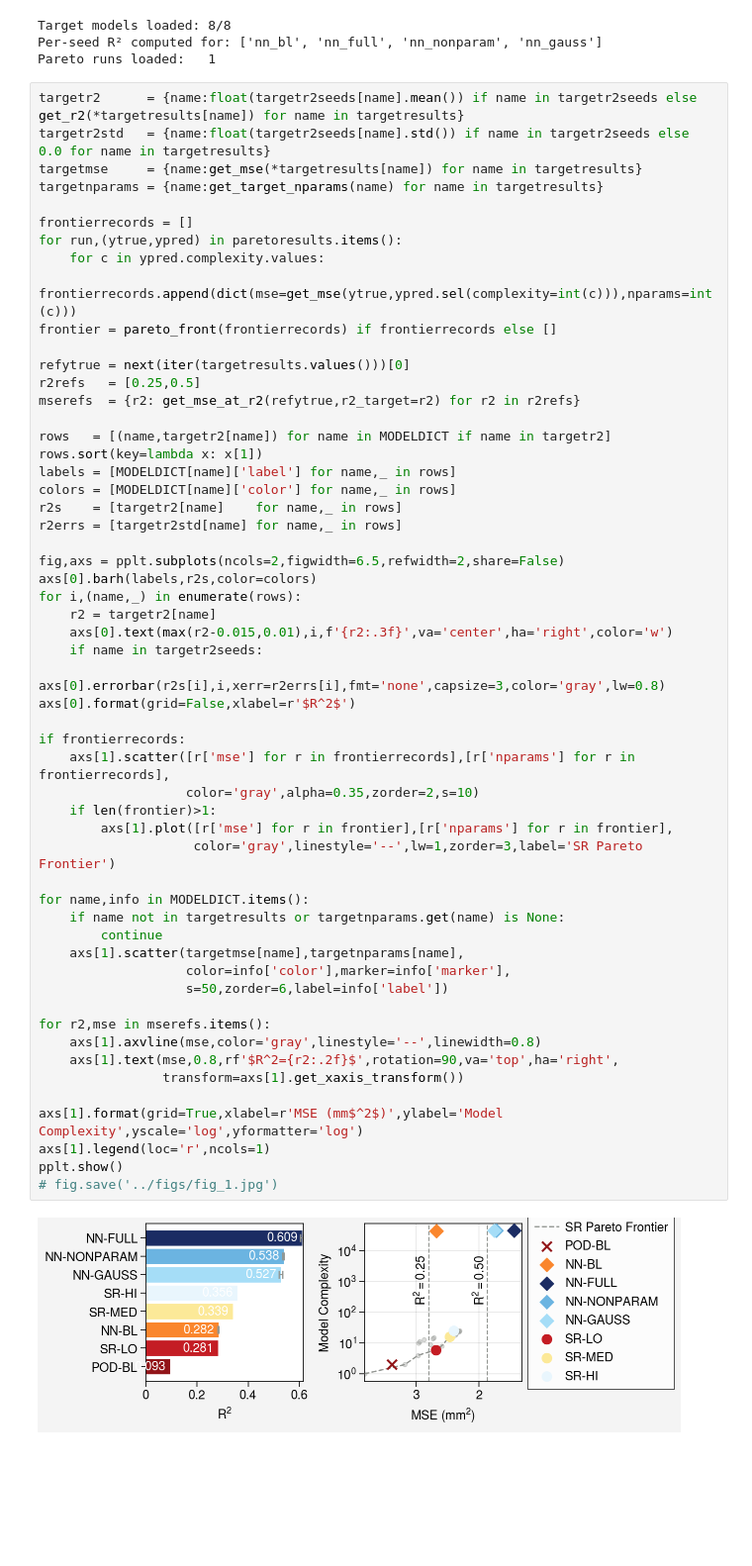
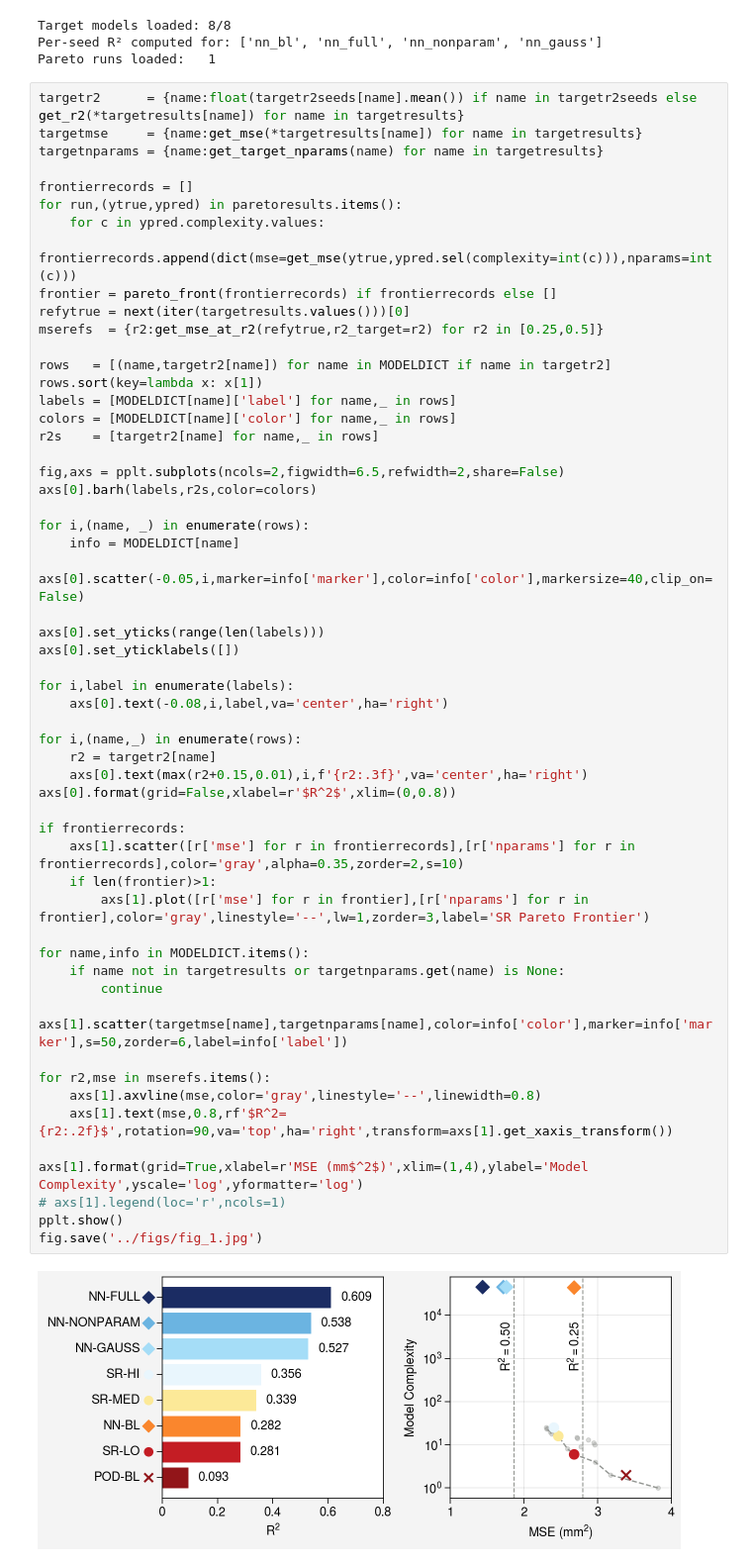
Before and after one commit to savannahferretti/monsoon-discovery, a Jupyter notebook: notebooks/pareto.ipynb, the cells around one changed output. Shown at 99% size. Saved outputs shown, nothing was run; the diff lists cells and outputs as text; blank space fills up the shorter version.

```diff
--- a/notebooks/pareto.ipynb
+++ b/notebooks/pareto.ipynb
@@ -170,58 +170,58 @@ Per-seed R² computed for: ['nn_bl', 'nn_full', 'nn_nonparam', 'nn_gauss']
 Pareto runs loaded:   1
 # %%
 targetr2      = {name:float(targetr2seeds[name].mean()) if name in targetr2seeds else get_r2(*targetresults[name]) for name in targetresults}
-targetr2std   = {name:float(targetr2seeds[name].std()) if name in targetr2seeds else 0.0 for name in targetresults}
 targetmse     = {name:get_mse(*targetresults[name]) for name in targetresults}
 targetnparams = {name:get_target_nparams(name) for name in targetresults}
 
 frontierrecords = []
 for run,(ytrue,ypred) in paretoresults.items():
     for c in ypred.complexity.values:
         frontierrecords.append(dict(mse=get_mse(ytrue,ypred.sel(complexity=int(c))),nparams=int(c)))
 frontier = pareto_front(frontierrecords) if frontierrecords else []
-
 refytrue = next(iter(targetresults.values()))[0]
-r2refs   = [0.25,0.5]
-mserefs  = {r2: get_mse_at_r2(refytrue,r2_target=r2) for r2 in r2refs}
+mserefs  = {r2:get_mse_at_r2(refytrue,r2_target=r2) for r2 in [0.25,0.5]}
 
 rows   = [(name,targetr2[name]) for name in MODELDICT if name in targetr2]
 rows.sort(key=lambda x: x[1])
 labels = [MODELDICT[name]['label'] for name,_ in rows]
 colors = [MODELDICT[name]['color'] for name,_ in rows]
-r2s    = [targetr2[name]    for name,_ in rows]
-r2errs = [targetr2std[name] for name,_ in rows]
+r2s    = [targetr2[name] for name,_ in rows]
 
 fig,axs = pplt.subplots(ncols=2,figwidth=6.5,refwidth=2,share=False)
 axs[0].barh(labels,r2s,color=colors)
+
+for i,(name, _) in enumerate(rows):
+    info = MODELDICT[name]
+    axs[0].scatter(-0.05,i,marker=info['marker'],color=info['color'],markersize=40,clip_on=False)
+
+axs[0].set_yticks(range(len(labels)))
+axs[0].set_yticklabels([])
+
+for i,label in enumerate(labels):
+    axs[0].text(-0.08,i,label,va='center',ha='right')
+
 for i,(name,_) in enumerate(rows):
     r2 = targetr2[name]
-    axs[0].text(max(r2-0.015,0.01),i,f'{r2:.3f}',va='center',ha='right',color='w')
-    if name in targetr2seeds:
-        axs[0].errorbar(r2s[i],i,xerr=r2errs[i],fmt='none',capsize=3,color='gray',lw=0.8)
-axs[0].format(grid=False,xlabel=r'$R^2$')
+    axs[0].text(max(r2+0.15,0.01),i,f'{r2:.3f}',va='center',ha='right')
+axs[0].format(grid=False,xlabel=r'$R^2$',xlim=(0,0.8))
 
 if frontierrecords:
-    axs[1].scatter([r['mse'] for r in frontierrecords],[r['nparams'] for r in frontierrecords],
-                   color='gray',alpha=0.35,zorder=2,s=10)
+    axs[1].scatter([r['mse'] for r in frontierrecords],[r['nparams'] for r in frontierrecords],color='gray',alpha=0.35,zorder=2,s=10)
     if len(frontier)>1:
-        axs[1].plot([r['mse'] for r in frontier],[r['nparams'] for r in frontier],
-                    color='gray',linestyle='--',lw=1,zorder=3,label='SR Pareto Frontier')
+        axs[1].plot([r['mse'] for r in frontier],[r['nparams'] for r in frontier],color='gray',linestyle='--',lw=1,zorder=3,label='SR Pareto Frontier')
 
 for name,info in MODELDICT.items():
     if name not in targetresults or targetnparams.get(name) is None:
         continue
-    axs[1].scatter(targetmse[name],targetnparams[name],
-                   color=info['color'],marker=info['marker'],
-                   s=50,zorder=6,label=info['label'])
+    axs[1].scatter(targetmse[name],targetnparams[name],color=info['color'],marker=info['marker'],s=50,zorder=6,label=info['label'])
 
 for r2,mse in mserefs.items():
     axs[1].axvline(mse,color='gray',linestyle='--',linewidth=0.8)
-    axs[1].text(mse,0.8,rf'$R^2={r2:.2f}$',rotation=90,va='top',ha='right',
-                transform=axs[1].get_xaxis_transform())
+    axs[1].text(mse,0.8,rf'$R^2={r2:.2f}$',rotation=90,va='top',ha='right',transform=axs[1].get_xaxis_transform())
 
-axs[1].format(grid=True,xlabel=r'MSE (mm$^2$)',ylabel='Model Complexity',yscale='log',yformatter='log')
-axs[1].legend(loc='r',ncols=1)
+axs[1].format(grid=True,xlabel=r'MSE (mm$^2$)',xlim=(1,4),ylabel='Model Complexity',yscale='log',yformatter='log')
+# axs[1].legend(loc='r',ncols=1)
 pplt.show()
-# fig.save('../figs/fig_1.jpg')
+fig.save('../figs/fig_1.jpg')
 # %% [output]
-[figure, old version]
+[figure, new version]
```
Also changed, not shown: 5 other files.
